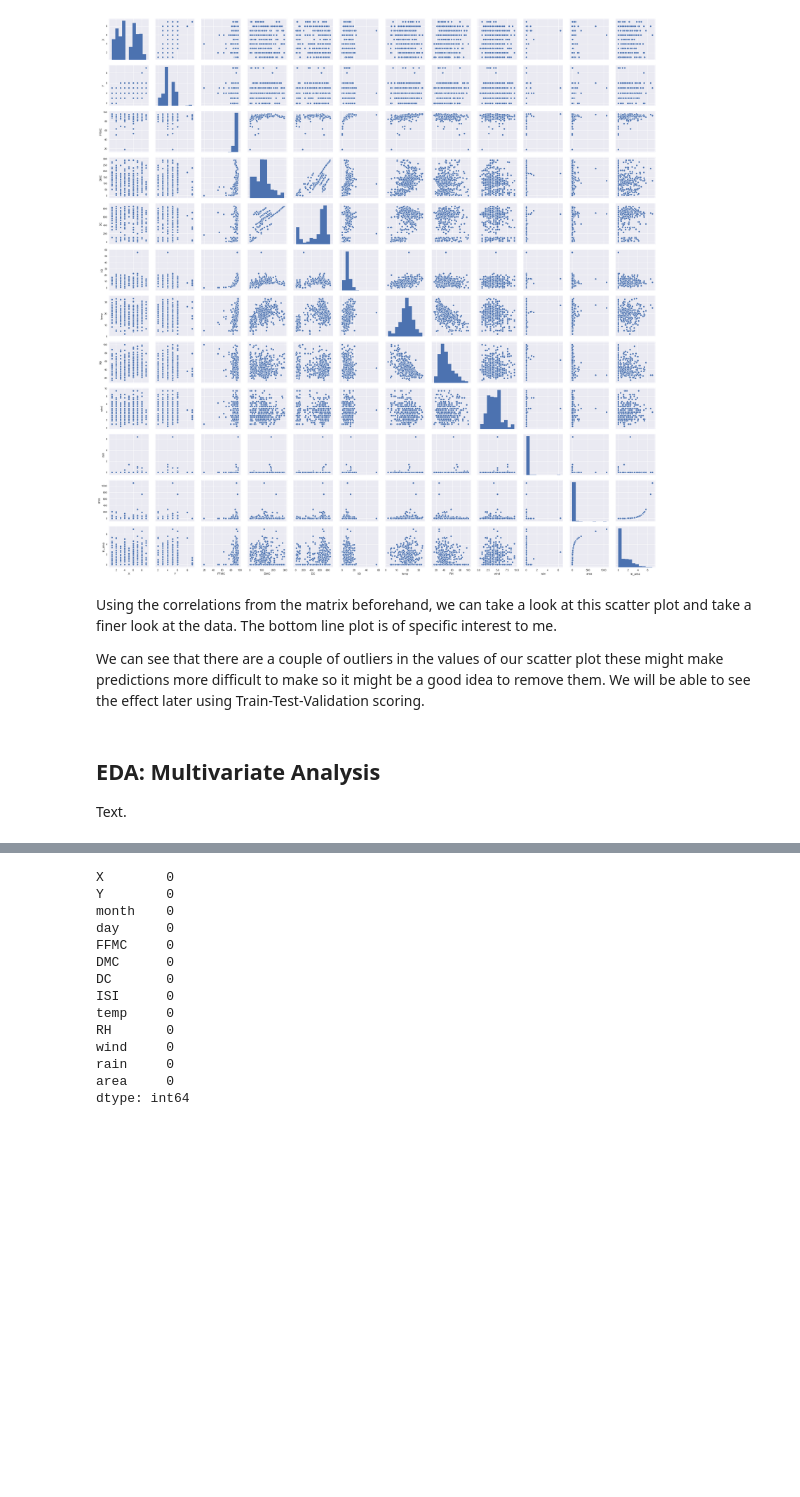
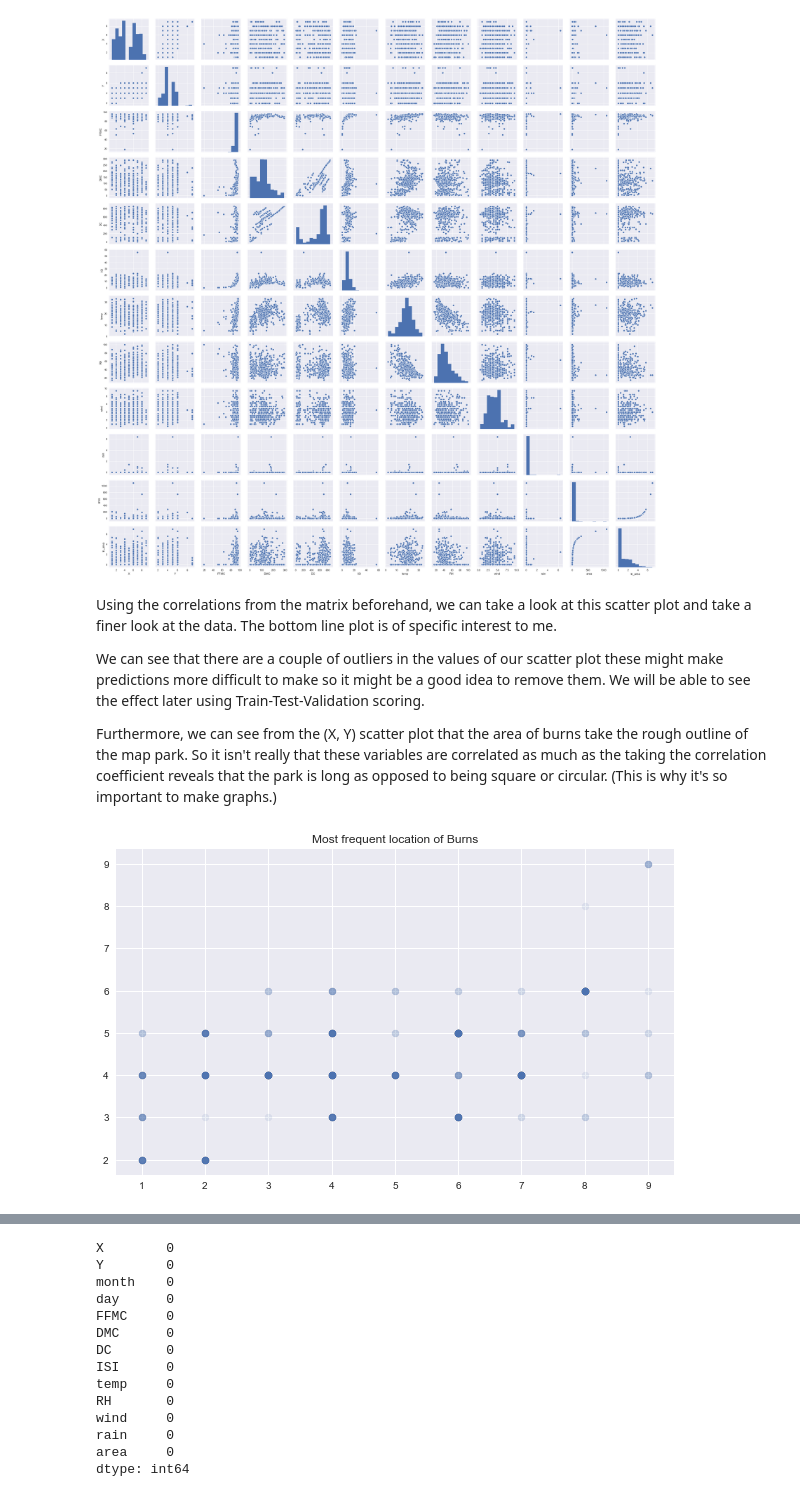
Before and after one commit to SThornewillvE/Udacity-DataScience-Nanodegree, a Jupyter notebook: 04_data-science_blog_post/python/fires.ipynb, the cells around one changed output, grey strips where cells are left out. Drawn from its saved outputs; the diff is of its cells as text; code cells hidden in the pictures; blank space fills up the shorter version.

```diff
--- a/04_data-science_blog_post/python/fires.ipynb
+++ b/04_data-science_blog_post/python/fires.ipynb
@@ -279,7 +295,5 @@ plt.savefig("./plots/scattermatrix.png")
 Using the correlations from the matrix beforehand, we can take a look at this scatter plot and take a finer look at the data. The bottom line plot is of specific interest to me.
 
 We can see that there are a couple of outliers in the values of our scatter plot these might make predictions more difficult to make so it might be a good idea to remove them. We will be able to see the effect later using Train-Test-Validation scoring.
+
+Furthermore, we can see from the (X, Y) scatter plot that the area of burns take the rough outline of the map park. So it isn't really that these variables are correlated as much as the taking the correlation coefficient reveals that the park is long as opposed to being square or circular. (This is why it's so important to make graphs.)
-# %% [markdown]
-## EDA: Multivariate Analysis
-
-Text.
@@ -287,0 +300,7 @@ Text.
+# %%
+fig, ax = plt.subplots(figsize=(10,6), facecolor='white', edgecolor='k')
+plt.scatter(df.X, df.Y, alpha=0.1)
+plt.title("Most frequent location of Burns")
+plt.show()
+# %% [output]
+[figure, added]
```
Also changed, not shown: parts of 21 cells of this notebook.
